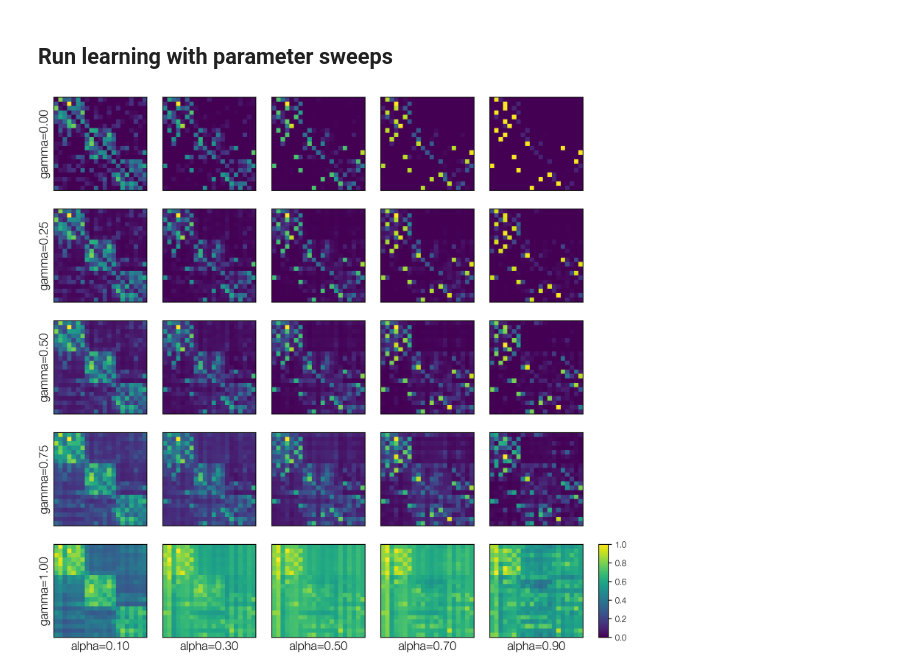
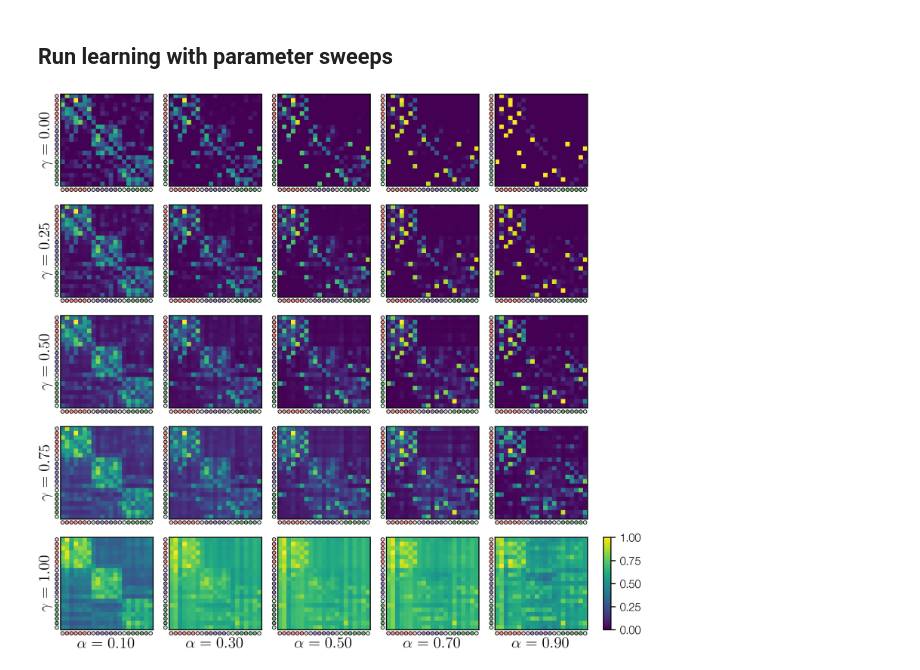
Before and after one commit to prestonlab/tesser, a Jupyter notebook: jupyter/demo_sr.ipynb, the cells around one changed output. Cells and saved outputs as stored; diff of their text form; code cells hidden in the pictures.

Commit message:
refactor: change to greek letters, add node markers

```diff
--- a/jupyter/demo_sr.ipynb
+++ b/jupyter/demo_sr.ipynb
@@ -157,36 +159,38 @@ fig.savefig(fig_dir / 'waic_gamma_sr-comm.pdf')
 # %% [markdown]
 ## Run learning with parameter sweeps
-# %%
-struct_s1 = struct.query('subject == 103')
-ind = np.hstack((np.arange(17, 21), np.arange(0, 17)))
-
-gamma = np.linspace(0, 1, 5)
-alpha = np.linspace(0.1, 0.9, 5)
-ng = len(gamma)
-na = len(alpha)
-
-gridspec_kw = dict(width_ratios=[1] * na + [.1])
-fig, ax = plt.subplots(
-    ng, na + 1, figsize=(10, 10), gridspec_kw=gridspec_kw, dpi=300
-)
-h = np.empty((ng, na), object)
-for i, g in enumerate(gamma):
-    for j, a in enumerate(alpha):
-        M = model.learn_struct_sr(struct_s1, g, a, 21)
-        M_sort = M[np.ix_(ind, ind)]
-        M_scale = M_sort / np.max(M_sort)
-        h[i, j] = ax[i, j].matshow(M_scale, vmin=0, vmax=1)
-        ax[i, j].set(xticks=[], yticks=[])
-        ax[i, j].spines['top'].set_visible(True)
-        ax[i, j].spines['right'].set_visible(True)
-for i, g in enumerate(gamma):
-    ax[i, 0].set_ylabel(f'gamma={g:.2f}')
-for j, a in enumerate(alpha):
-    ax[ng - 1, j].set_xlabel(f'alpha={a:.2f}')
-for i in range(ng - 1):
-    ax[i, na].remove()
-fig.colorbar(h[0, 0], cax=ax[ng - 1, na])
-
-fig.savefig(fig_dir / 'param_sweep.pdf')
-# %% [output]
-[figure, removed]
+# %%
+struct_s1 = struct.query('subject == 103')
+ind = np.hstack((np.arange(17, 21), np.arange(0, 17)))
+
+gamma = np.linspace(0, 1, 5)
+alpha = np.linspace(0.1, 0.9, 5)
+ng = len(gamma)
+na = len(alpha)
+
+gridspec_kw = dict(width_ratios=[1] * na + [.08])
+fig, ax = plt.subplots(
+    ng, na + 1, figsize=(7.5, 7.5), gridspec_kw=gridspec_kw, dpi=300
+)
+h = np.empty((ng, na), object)
+for i, g in enumerate(gamma):
+    for j, a in enumerate(alpha):
+        M = model.learn_struct_sr(struct_s1, g, a, 21)
+        M_sort = M[np.ix_(ind, ind)]
+        M_scale = M_sort / np.max(M_sort)
+        h[i, j] = figures.plot_sim(
+            M_scale, nodes.iloc[ind], ax=ax[i, j], vmin=0, vmax=1
+        )
+        ax[i, j].set(xticks=[], yticks=[], xlabel='', ylabel='')
+        ax[i, j].spines['top'].set_visible(True)
+        ax[i, j].spines['right'].set_visible(True)
+for i, g in enumerate(gamma):
+    ax[i, 0].set_ylabel(rf'$\gamma={g:.2f}$', usetex=True)
+for j, a in enumerate(alpha):
+    ax[ng - 1, j].set_xlabel(rf'$\alpha={a:.2f}$', usetex=True)
+for i in range(ng - 1):
+    ax[i, na].remove()
+fig.colorbar(h[0, 0], cax=ax[ng - 1, na])
+
+fig.savefig(fig_dir / 'param_sweep.pdf')
+# %% [output]
+[figure, added]
```
Also changed, not shown: parts of 2 cells of this notebook.
